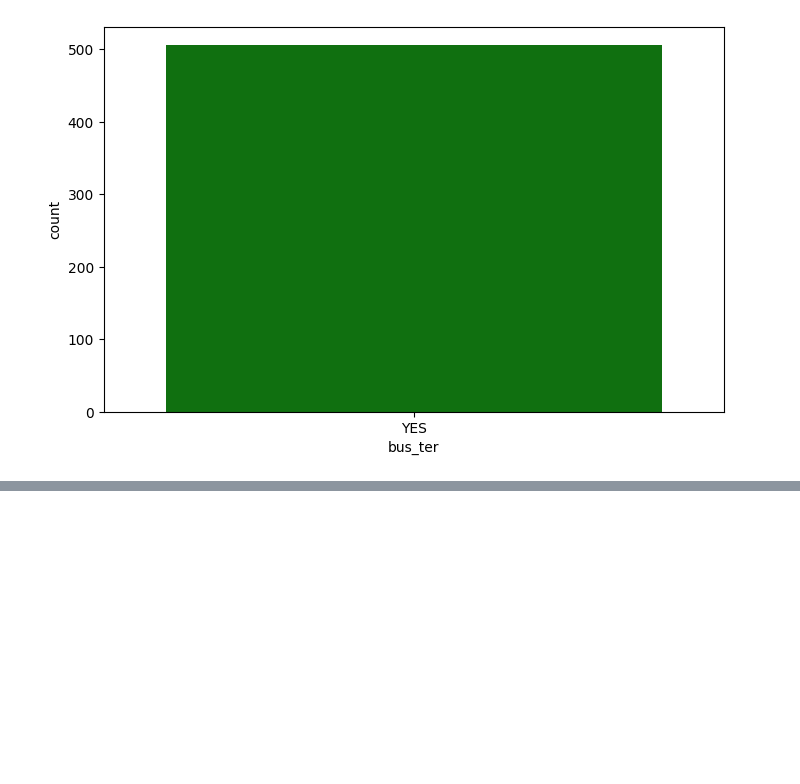
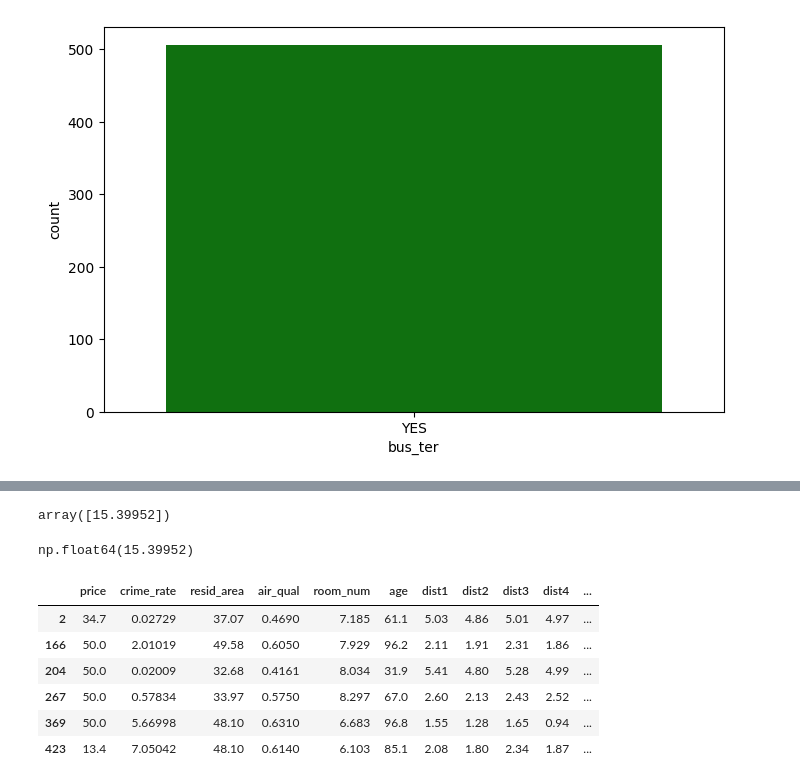
Before and after one commit to Fauzan555/House_price_prediction, a Jupyter notebook: House_pridict.ipynb, the cells around one changed output, grey strips where cells are left out. Drawn from its saved outputs; the diff is of its cells as text; code cells hidden in the pictures; blank space fills up the shorter version.

```diff
--- a/House_pridict.ipynb
+++ b/House_pridict.ipynb
@@ -79,0 +105,8 @@ sns.countplot(x="bus_ter",data=df,color="green")
+# %%
+np.percentile(df.n_hot_rooms,[99])
+# %% [output]
+array([15.39952])
+# %%
+np.percentile(df.n_hot_rooms,[99])[0] #fetching the first value of array and setting it as uv
+# %% [output]
+np.float64(15.39952)
@@ -79,0 +117,10 @@ sns.countplot(x="bus_ter",data=df,color="green")
+# %%
+df[(df.n_hot_rooms>uv)]
+# %% [output]
+|  | price | crime_rate | resid_area | air_qual | room_num | age | dist1 | dist2 | dist3 | dist4 | ... |
+| 2 | 34.7 | 0.02729 | 37.07 | 0.4690 | 7.185 | 61.1 | 5.03 | 4.86 | 5.01 | 4.97 | ... |
+| 166 | 50.0 | 2.01019 | 49.58 | 0.6050 | 7.929 | 96.2 | 2.11 | 1.91 | 2.31 | 1.86 | ... |
+| 204 | 50.0 | 0.02009 | 32.68 | 0.4161 | 8.034 | 31.9 | 5.41 | 4.80 | 5.28 | 4.99 | ... |
+| 267 | 50.0 | 0.57834 | 33.97 | 0.5750 | 8.297 | 67.0 | 2.60 | 2.13 | 2.43 | 2.52 | ... |
+| 369 | 50.0 | 5.66998 | 48.10 | 0.6310 | 6.683 | 96.8 | 1.55 | 1.28 | 1.65 | 0.94 | ... |
+| 423 | 13.4 | 7.05042 | 48.10 | 0.6140 | 6.103 | 85.1 | 2.08 | 1.80 | 2.34 | 1.87 | ... |
```
Also changed, not shown: parts of 20 cells of this notebook.
